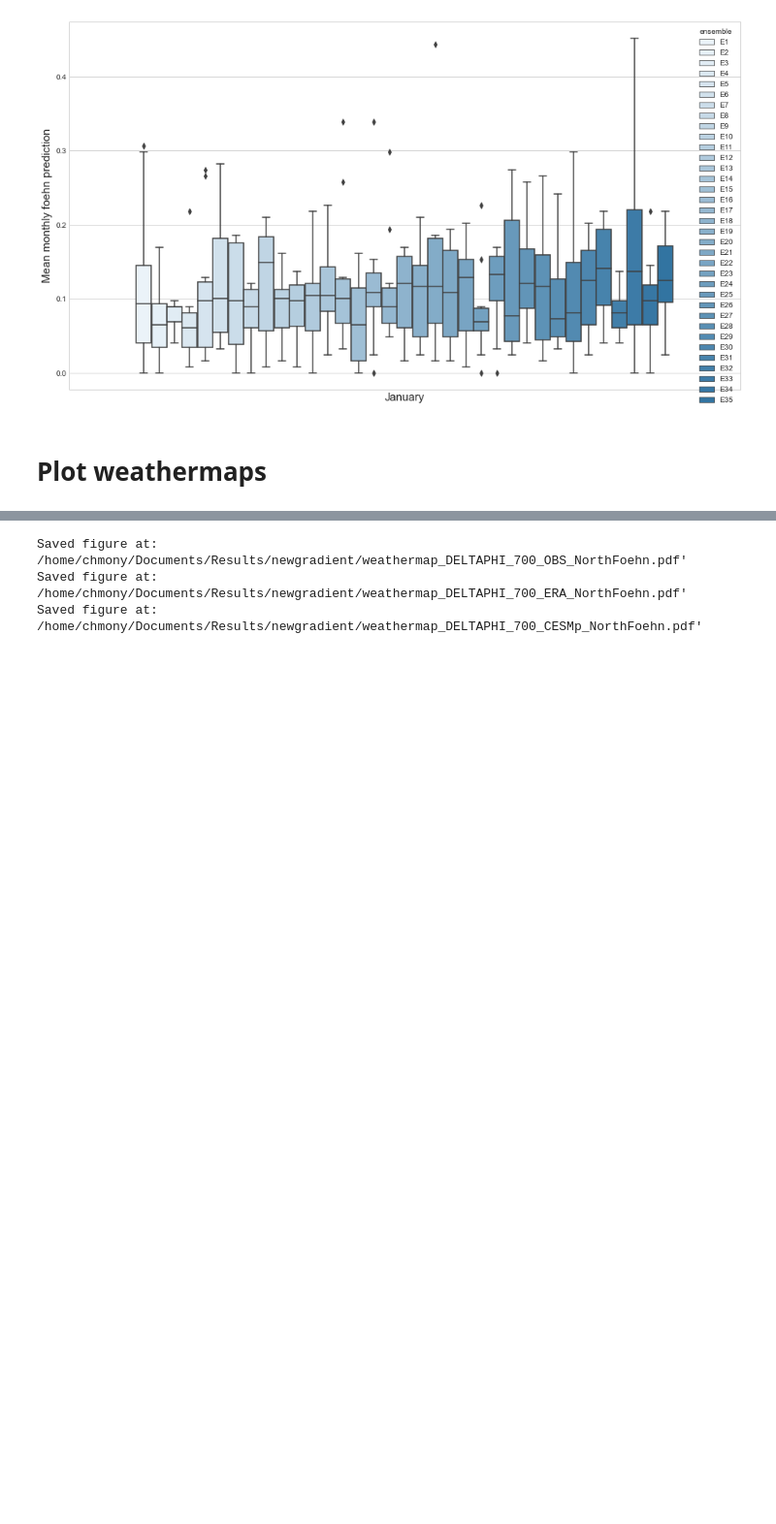
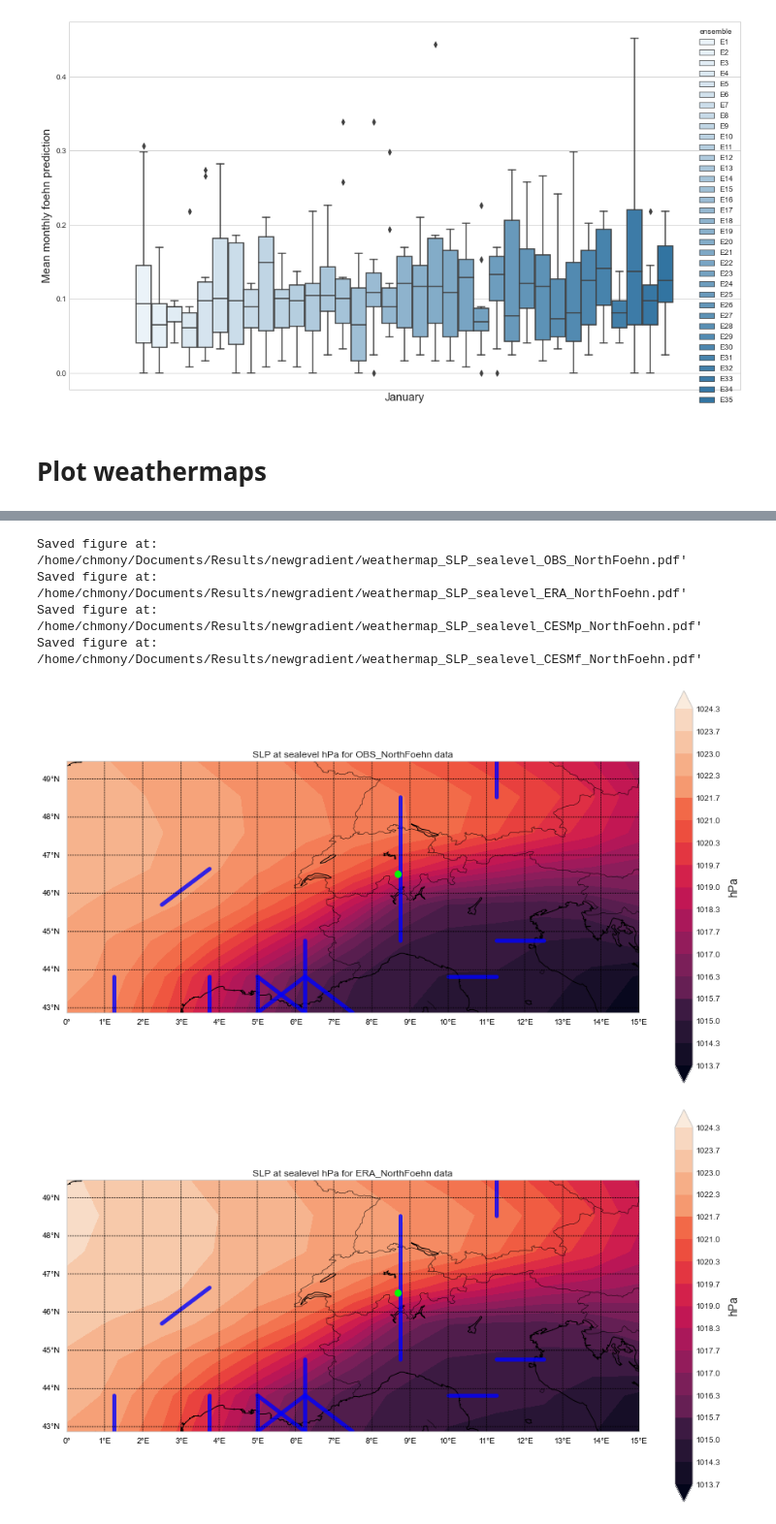
Before and after one commit to ch-mon/foehn-development, a Jupyter notebook: train_model_on_ERAI_and_predict_on_CESM.ipynb, the cells around one changed output, grey strips where cells are left out. Shown: that part at 97% size. Cells and saved outputs as stored; diff of their text form; code cells hidden in the pictures; blank space fills up the shorter version.

```diff
--- a/train_model_on_ERAI_and_predict_on_CESM.ipynb
+++ b/train_model_on_ERAI_and_predict_on_CESM.ipynb
@@ -875,12 +811,6 @@ if monthly_models:
         df_CESMf_reduced_features_scaled.loc[month_mask_CESMf, "prediction_proba"] = sigmoid(models_retrained_list[month-1].predict(xgb_CESMf))
         df_CESMf_reduced_features_scaled.loc[month_mask_CESMf, "prediction"] = (df_CESMf_reduced_features_scaled.loc[month_mask_CESMf, "prediction_proba"]> thresholds_list[month-1]).astype(int)
 
-else:
-    df_CESMp_reduced_features_scaled["prediction_proba"] = model.predict_proba(df_CESMp_reduced_features_scaled.loc[:, feature_names_reduced])[:,1]
-    df_CESMp_reduced_features_scaled["prediction"] = (df_CESMp_reduced_features_scaled["prediction_proba"]> best_threshold_ERA).astype(int)
-    df_CESMf_reduced_features_scaled["prediction_proba"] = model.predict_proba(df_CESMf_reduced_features_scaled.loc[:, feature_names_reduced])[:,1]
-    df_CESMf_reduced_features_scaled["prediction"] = (df_CESMf_reduced_features_scaled["prediction_proba"]> best_threshold_ERA).astype(int)
-
 df_CESMp_reduced_features_scaled["dataset"] = "CESMp"
 df_CESMf_reduced_features_scaled["dataset"] = "CESMf"
 # %% [markdown]
@@ -1053,5 +962,11 @@ Change_temp
+# %%
+df_ERA_raw_temp_adjusted = df_ERA_raw.copy()
+
+temp_columns = df_ERA_raw_temp_adjusted.filter(regex="T_").columns
+df_ERA_raw_temp_adjusted[temp_columns] = df_ERA_raw_temp_adjusted[temp_columns]+ 273.15
+df_ERA_with_stability = calculate_stability(df = df_ERA_raw_temp_adjusted, lats = LATS_CESM_STRING, lons = LONS_CESM_STRING)
 # %%
-variable = 'DELTAPHI'
+variable = 'SLP'
 
 variable_lvl = {"SLP": "sealevel",
                 "Z": "850",
@@ -1069,56 +984,50 @@ unit = {"SLP": "hPa",
 
 v_limits = {"SLP": [1013, 1025],#[1003, 1018],
             "Z": [1460, 1530],#[1350, 1520],
-            "T": [17, 23],
-            "DELTAPHI": [6,11],
+            "T": [-1+273.15, 6+273.15],
+            "DELTAPHI": [5.5, 12.5], #[6,11],
             "U":[5,15],
             "V":[5,15]}
+
+df_importances = generate_coordinates_from_feature_label(most_important_features, variable)
 # %%
-plot_mean_foehn_condition_for_one_model(variable=variable,
-                                        variable_lvl = variable_lvl[variable] ,
-                                        unit = unit[variable],
+kwargs = {"variable": variable,
+          "variable_lvl": variable_lvl[variable],
+          "unit": unit[variable],
+          "vmin": v_limits[variable][0],
+          "vmax": v_limits[variable][1],
+          "lats_labels": LATS_CESM_STRING,
+          "lons_labels": LONS_CESM_STRING,
+          "df_importances": df_importances}
+
+plot_mean_foehn_condition_for_one_model(**kwargs,
                                         model= "OBS_NorthFoehn",
-                                        vmin = v_limits[variable][0],
-                                        vmax = v_limits[variable][1],
                                         df = df_ERA_with_stability,
                                         foehn = df_ERA_with_stability["Foehn"],
-                                        lats_labels = LATS_CESM_STRING,
-                                        lons_labels = LONS_CESM_STRING)
+                                        )
 
-plot_mean_foehn_condition_for_one_model(variable=variable,
-                                        variable_lvl = variable_lvl[variable] ,
-                                        unit = unit[variable],
+plot_mean_foehn_condition_for_one_model(**kwargs,
                                         model= "ERA_NorthFoehn",
-                                        vmin = v_limits[variable][0],
-                                        vmax = v_limits[variable][1],
                                         df = df_ERA_with_stability,
                                         foehn = df_ERA_reduced_features_scaled["prediction"],
-                                        lats_labels = LATS_CESM_STRING,
-                                        lons_labels = LONS_CESM_STRING)
+                                        )
 
 
-plot_mean_foehn_condition_for_one_model(variable=variable,
-                                        variable_lvl = variable_lvl[variable] ,
-                                        unit = unit[variable],
+plot_mean_foehn_condition_for_one_model(**kwargs,
                                         model= "CESMp_NorthFoehn",
-                                        vmin = v_limits[variable][0],
-                                        vmax = v_limits[variable][1],
                                         df = df_CESMp,
                                         foehn = df_CESMp_reduced_features_scaled["prediction"],
-                                        lats_labels = LATS_CESM_STRING,
-                                        lons_labels = LONS_CESM_STRING)
+                                        )
 
-plot_mean_foehn_condition_for_one_model(variable=variable,
-                                        variable_lvl = variable_lvl[variable] ,
-                                        unit = unit[variable],
+plot_mean_foehn_condition_for_one_model(**kwargs,
                                         model= "CESMf_NorthFoehn",
-                                        vmin = v_limits[variable][0],
-                                        vmax = v_limits[variable][1],
                                         df = df_CESMf,
                                         foehn = df_CESMf_reduced_features_scaled["prediction"],
-                                        lats_labels = LATS_CESM_STRING,
-                                        lons_labels = LONS_CESM_STRING)
+                                        )
 # %% [output]
-Saved figure at: /home/chmony/Documents/Results/newgradient/weathermap_DELTAPHI_700_OBS_NorthFoehn.pdf'
-Saved figure at: /home/chmony/Documents/Results/newgradient/weathermap_DELTAPHI_700_ERA_NorthFoehn.pdf'
-Saved figure at: /home/chmony/Documents/Results/newgradient/weathermap_DELTAPHI_700_CESMp_NorthFoehn.pdf'
+Saved figure at: /home/chmony/Documents/Results/newgradient/weathermap_SLP_sealevel_OBS_NorthFoehn.pdf'
+Saved figure at: /home/chmony/Documents/Results/newgradient/weathermap_SLP_sealevel_ERA_NorthFoehn.pdf'
+Saved figure at: /home/chmony/Documents/Results/newgradient/weathermap_SLP_sealevel_CESMp_NorthFoehn.pdf'
+Saved figure at: /home/chmony/Documents/Results/newgradient/weathermap_SLP_sealevel_CESMf_NorthFoehn.pdf'
+[figure, added]
+[figure, added]
```
Also changed, not shown: parts of 9 cells of this notebook, 1 other file.
